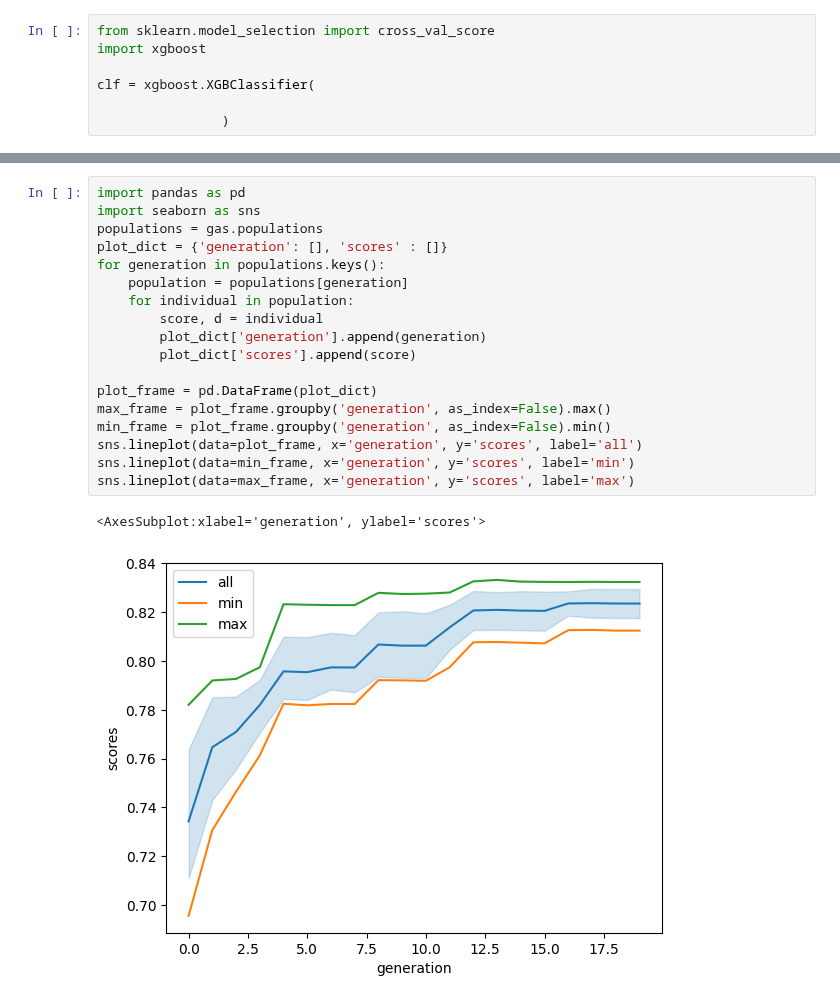
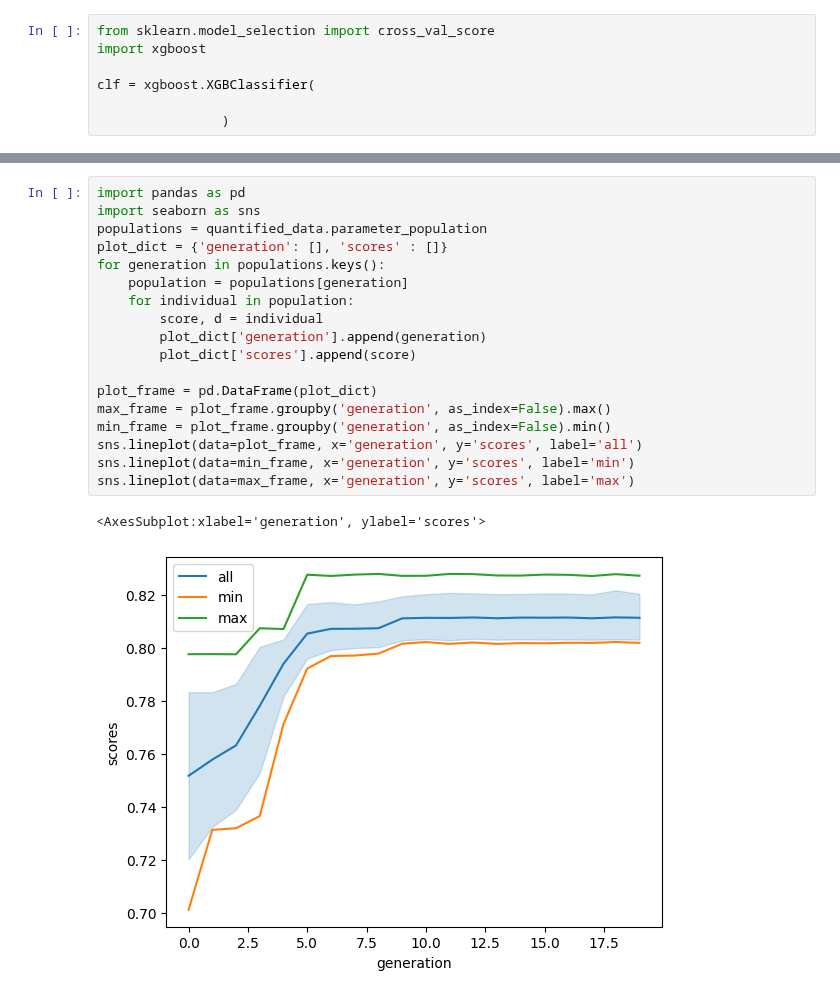
Before and after one commit to InfectionMedicineProteomics/DPKS, a Jupyter notebook: notebooks/classifier.ipynb, the cells around one changed output, grey strips where cells are left out. Drawn from its saved outputs; the diff is of its cells as text.

```diff
--- a/notebooks/classifier.ipynb
+++ b/notebooks/classifier.ipynb
@@ -97,21 +82,21 @@ Best param {'learning_rate': 0.5, 'max_depth': 9, 'n_estimators': 200, 'subsampl
 # %%
 import pandas as pd
 import seaborn as sns
-populations = gas.populations
+populations = quantified_data.parameter_population
 plot_dict = {'generation': [], 'scores' : []}
 for generation in populations.keys():
     population = populations[generation]
     for individual in population:
         score, d = individual
         plot_dict['generation'].append(generation)
         plot_dict['scores'].append(score)
 
 plot_frame = pd.DataFrame(plot_dict)
 max_frame = plot_frame.groupby('generation', as_index=False).max()
 min_frame = plot_frame.groupby('generation', as_index=False).min()
 sns.lineplot(data=plot_frame, x='generation', y='scores', label='all')
 sns.lineplot(data=min_frame, x='generation', y='scores', label='min')
 sns.lineplot(data=max_frame, x='generation', y='scores', label='max')
 # %% [output]
 <AxesSubplot:xlabel='generation', ylabel='scores'>
-[figure, old version]
+[figure, new version]
```
Also changed, not shown: parts of 4 cells of this notebook, 2 other files.
